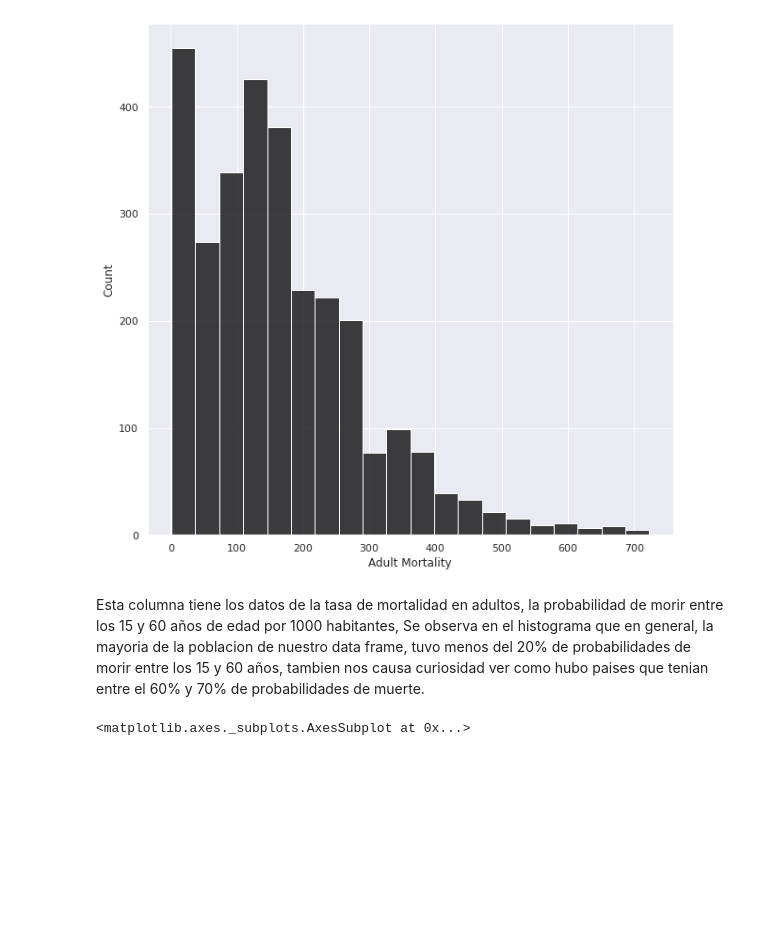
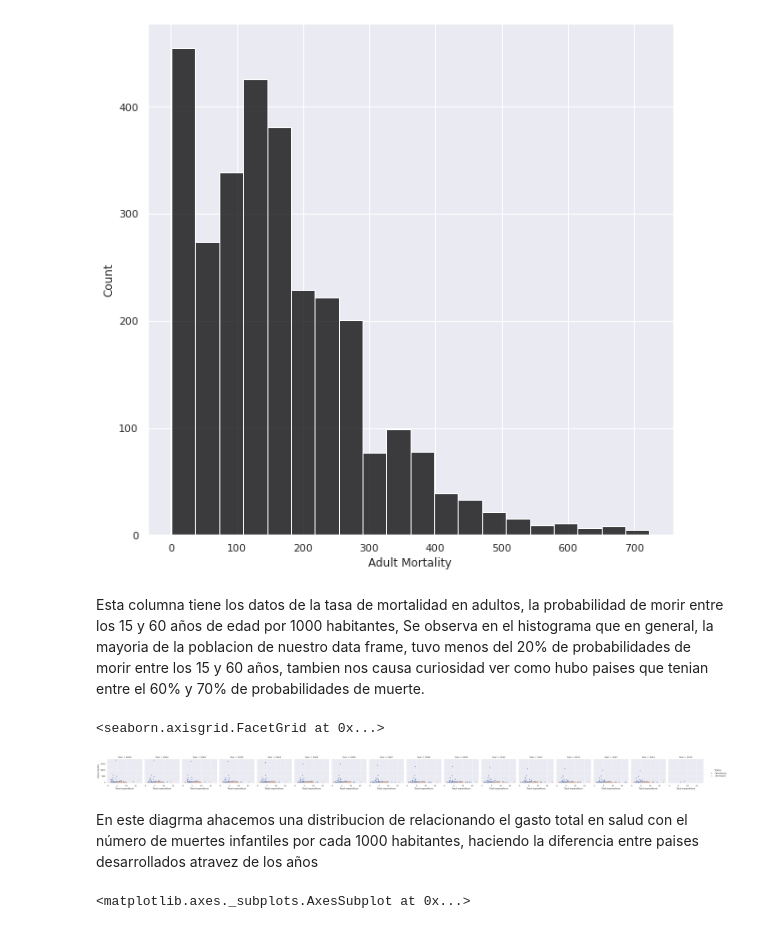
Before and after one commit to julianmoreno1123/Analitica-de-datos, a Jupyter notebook: Proyecto.ipynb, the cells around one changed output. Drawn from its saved outputs; the diff is of its cells as text; code cells hidden in the pictures; blank space fills up the shorter version.

Commit message:
Adición de grafica sobre mortandad infantil

```diff
--- a/Proyecto.ipynb
+++ b/Proyecto.ipynb
@@ -306,6 +306,16 @@ sns.histplot(df['Adult Mortality'],bins=20,color='black')
 # %% [markdown]
 Esta columna tiene los datos de la tasa de mortalidad en adultos, la probabilidad de morir entre los 15 y 60 años de edad por 1000 habitantes,
 Se observa en el histograma que en general, la mayoria de la poblacion de nuestro data frame, tuvo menos del 20% de probabilidades de morir entre los 15 y 60 años, tambien nos causa curiosidad ver como hubo paises que tenian entre el 60% y 70% de probabilidades de muerte.
+# %%
+#Distribuciones por status
+g = sns.FacetGrid(df, col="Year", hue="Status")
+g.map(sns.scatterplot, "Total expenditure", "infant deaths", alpha=.7)
+g.add_legend()
+# %% [output]
+<seaborn.axisgrid.FacetGrid at 0x...>
+[figure, added]
+# %% [markdown]
+En este diagrma ahacemos una distribucion de relacionando el gasto total en salud con el número de muertes infantiles por cada 1000 habitantes, haciendo la diferencia entre paises desarrollados atravez de los años
 # %%
 #Histograma alcohol
 plt.figure(figsize=(10,10))
```
Also changed, not shown: parts of 1 cell of this notebook.
